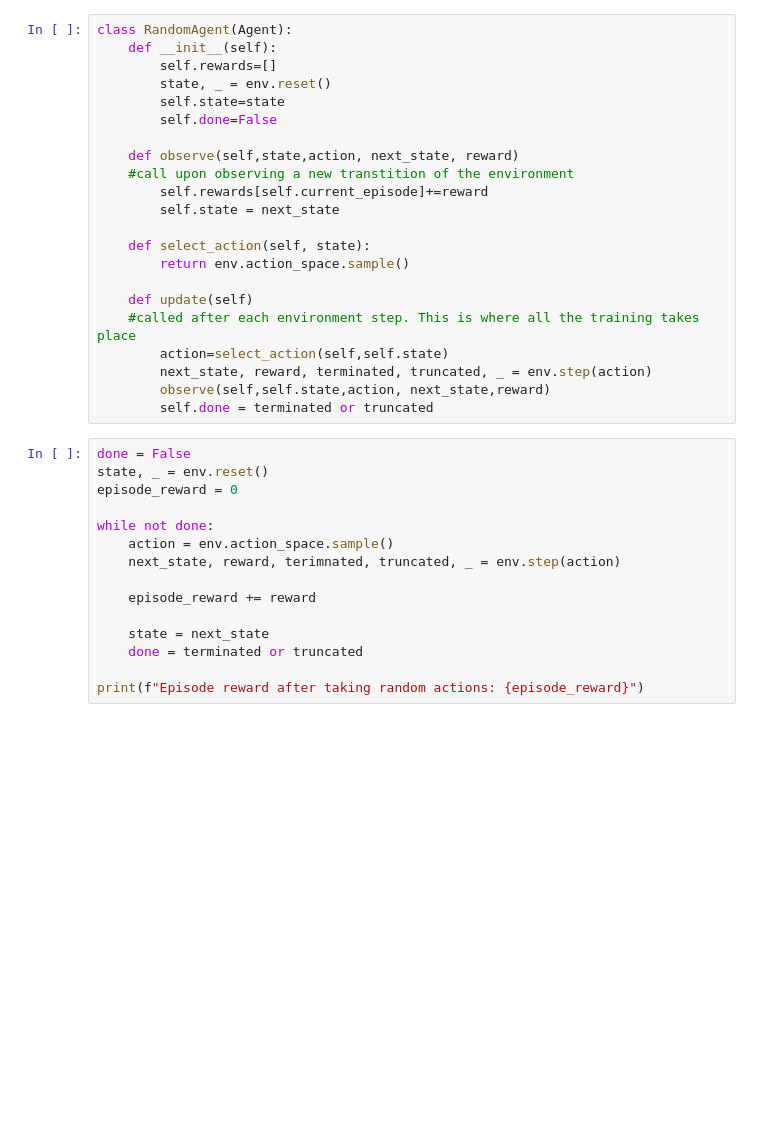
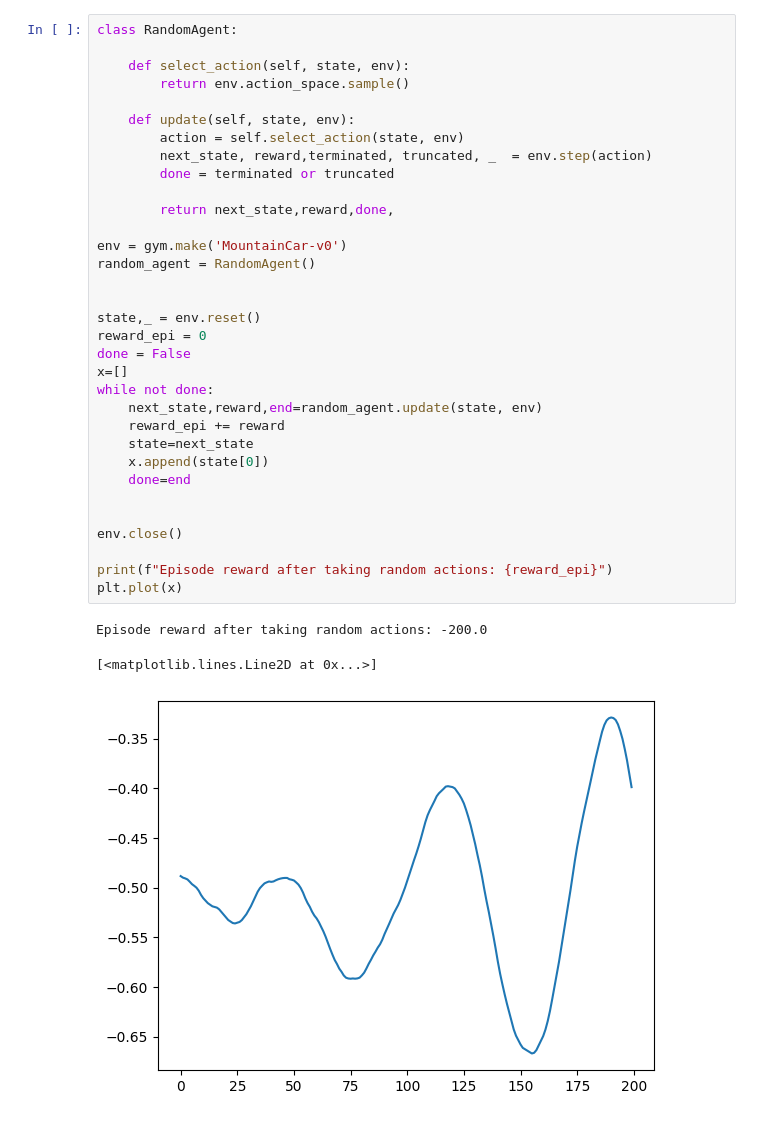
Before and after one commit to NicolasRR/ANN-RL, a Jupyter notebook: Mountain_Car.ipynb, the cells around one changed output. Cells and saved outputs as stored; diff of their text form; blank space fills up the shorter version.

```diff
--- a/Mountain_Car.ipynb
+++ b/Mountain_Car.ipynb
@@ -23,37 +25,37 @@ class Agent(ABC):
-# %%
-class RandomAgent(Agent):
-    def __init__(self):
-        self.rewards=[]
-        state, _ = env.reset()
-        self.state=state
-        self.done=False
-
-    def observe(self,state,action, next_state, reward)
-    #call upon observing a new transtition of the environment
-        self.rewards[self.current_episode]+=reward
-        self.state = next_state
-
-    def select_action(self, state):
-        return env.action_space.sample()
-
-    def update(self)
-    #called after each environment step. This is where all the training takes place
-        action=select_action(self,self.state)
-        next_state, reward, terminated, truncated, _ = env.step(action)
-        observe(self,self.state,action, next_state,reward)
-        self.done = terminated or truncated
 # %%
+class RandomAgent:
+
+    def select_action(self, state, env):
+        return env.action_space.sample()
+
+    def update(self, state, env):
+        action = self.select_action(state, env)
+        next_state, reward,terminated, truncated, _  = env.step(action)
+        done = terminated or truncated
+
+        return next_state,reward,done,
+
+env = gym.make('MountainCar-v0')
+random_agent = RandomAgent()
+
+
+state,_ = env.reset()
+reward_epi = 0
 done = False
-state, _ = env.reset()
-episode_reward = 0
+x=[]
+while not done:
+    next_state,reward,end=random_agent.update(state, env)
+    reward_epi += reward
+    state=next_state
+    x.append(state[0])
+    done=end
 
-while not done:
-    action = env.action_space.sample()
-    next_state, reward, terimnated, truncated, _ = env.step(action)
 
-    episode_reward += reward
+env.close()
 
-    state = next_state
-    done = terminated or truncated
-
-print(f"Episode reward after taking random actions: {episode_reward}")
+print(f"Episode reward after taking random actions: {reward_epi}")
+plt.plot(x)
+# %% [output]
+Episode reward after taking random actions: -200.0
+[<matplotlib.lines.Line2D at 0x...>]
+[figure, added]
```
Also changed, not shown: parts of 8 cells of this notebook.
